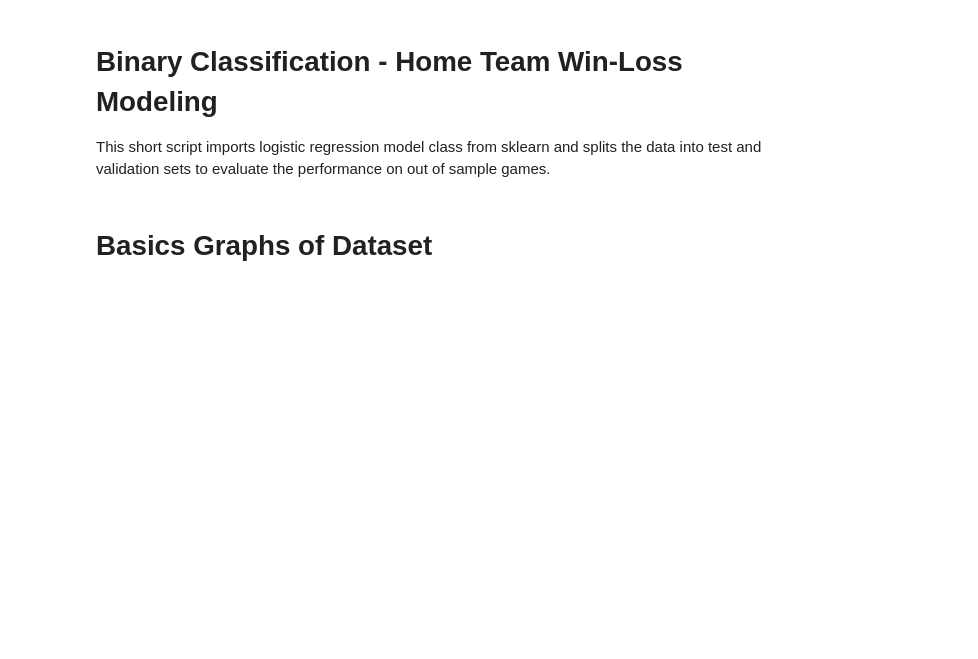
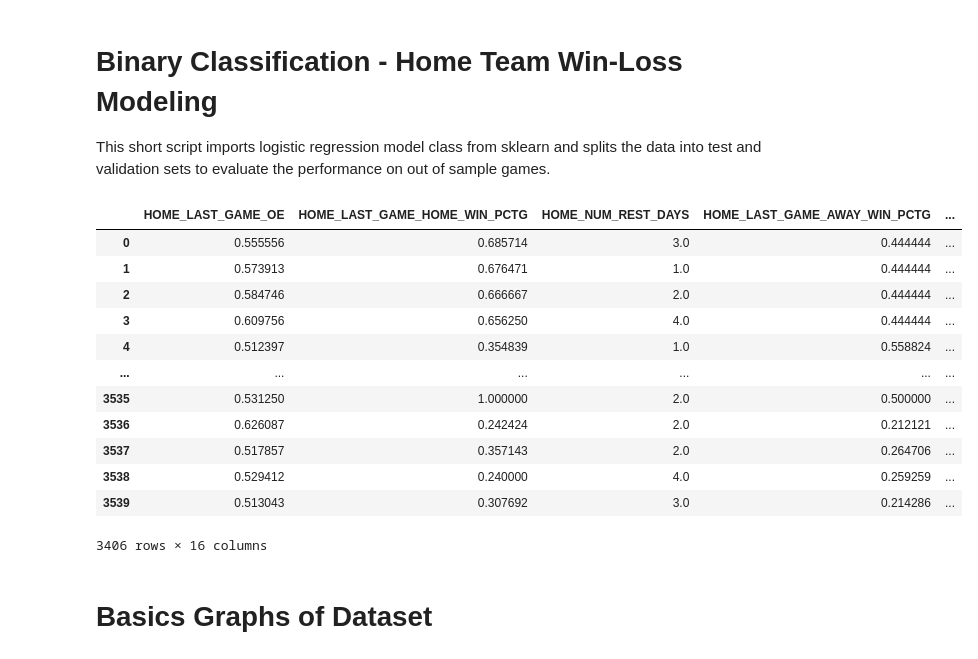
Before and after one commit to Quantum-Impulse/Final-Project-CS329E, a Jupyter notebook: Home Team Win-Loss Modeling.ipynb, the cells around one changed output. Drawn from its saved outputs; the diff is of its cells as text; code cells hidden in the pictures; blank space fills up the shorter version.

```diff
--- a/Home Team Win-Loss Modeling.ipynb
+++ b/Home Team Win-Loss Modeling.ipynb
@@ -12,7 +12,23 @@ import plotly.express as px
 # %%
 data = pd.read_csv('nbaHomeWinLossModelDataset.csv').drop(['Unnamed: 0'],axis=1)
 data = data.dropna()
 
 data_new = pd.read_csv('gameLogs.csv')
+
+data
+# %% [output]
+|  | HOME_LAST_GAME_OE | HOME_LAST_GAME_HOME_WIN_PCTG | HOME_NUM_REST_DAYS | HOME_LAST_GAME_AWAY_WIN_PCTG | ... |
+| 0 | 0.555556 | 0.685714 | 3.0 | 0.444444 | ... |
+| 1 | 0.573913 | 0.676471 | 1.0 | 0.444444 | ... |
+| 2 | 0.584746 | 0.666667 | 2.0 | 0.444444 | ... |
+| 3 | 0.609756 | 0.656250 | 4.0 | 0.444444 | ... |
+| 4 | 0.512397 | 0.354839 | 1.0 | 0.558824 | ... |
+| ... | ... | ... | ... | ... | ... |
+| 3535 | 0.531250 | 1.000000 | 2.0 | 0.500000 | ... |
+| 3536 | 0.626087 | 0.242424 | 2.0 | 0.212121 | ... |
+| 3537 | 0.517857 | 0.357143 | 2.0 | 0.264706 | ... |
+| 3538 | 0.529412 | 0.240000 | 4.0 | 0.259259 | ... |
+| 3539 | 0.513043 | 0.307692 | 3.0 | 0.214286 | ... |
+3406 rows × 16 columns
 # %% [markdown]
 # Basics Graphs of Dataset
```
Also changed, not shown: parts of 16 cells of this notebook, 9 other files.
